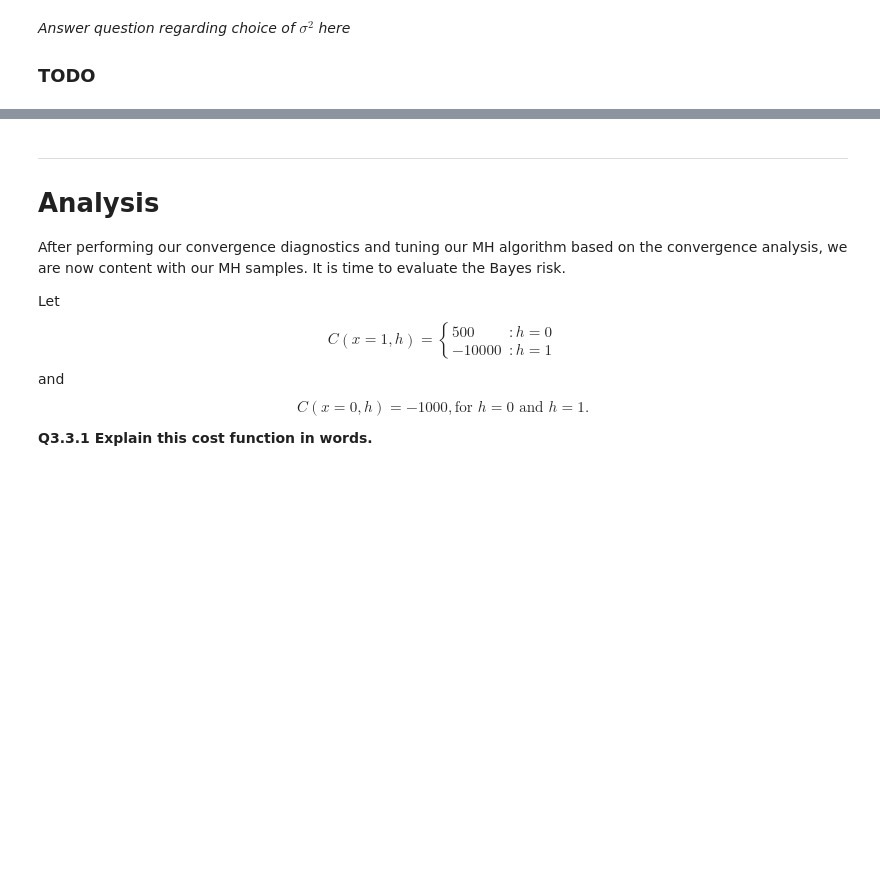
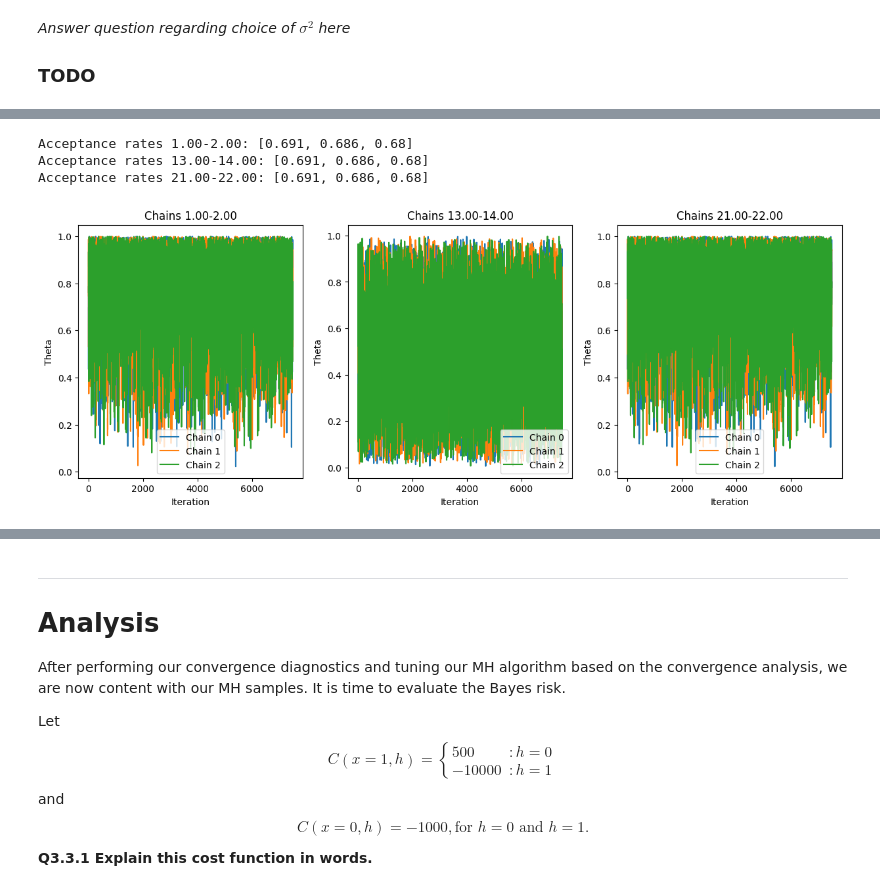
Before and after one commit to leonardodeclara/DD2447-Statistical-Methods-in-Applied-Computer-Science, a Jupyter notebook: Assignment_2/assignment2.ipynb, the cells around one changed output, grey strips where cells are left out. Drawn from its saved outputs; the diff is of its cells as text; code cells hidden in the pictures; blank space fills up the shorter version.

```diff
--- a/Assignment_2/assignment2.ipynb
+++ b/Assignment_2/assignment2.ipynb
@@ -617,3 +607,75 @@ Acceptance rates: [0.925, 0.929, 0.925]
+# %%
+#Multiple chains with burn-in period
+epsilon = 1
+num_samples= 20000
+num_runs = 3
+chains1=list()
+accept_rates1=list()
+autocorrs1=list()
+chains2=list()
+accept_rates2=list()
+autocorrs2=list()
+chains3=list()
+accept_rates3=list()
+autocorrs3=list()
+
+for i in range(num_runs):
+    res,rate,autocorr_value = metropolis_hastings(num_samples=10000,data=D, epsilon=epsilon,
+                              alpha_param=1, beta_param=1,  tl=1.0*3600, tu=2.0*3600, burn_in=0.25, max_lag = 50, seed = i)
+    chains1.append(res)
+    accept_rates1.append(rate)
+    autocorrs1.append(autocorr_value)
+
+
+for j in range(num_runs):
+    res,rate,autocorr_value = metropolis_hastings(num_samples=10000,data=D, epsilon=epsilon,
+                              alpha_param=1, beta_param=1,  tl=13.0*3600, tu=14.0*3600, burn_in=0.25, max_lag = 50, seed = j)
+    chains2.append(res)
+    accept_rates2.append(rate)
+    autocorrs2.append(autocorr_value)
+
+
+for k in range(num_runs):
+    res,rate,autocorr_value = metropolis_hastings(num_samples=10000,data=D, epsilon=epsilon,
+                              alpha_param=1, beta_param=1,  tl=21.0*3600, tu=22.0*3600, burn_in=0.25, max_lag = 50, seed = k)
+    chains3.append(res)
+    accept_rates3.append(rate)
+    autocorrs3.append(autocorr_value)
+
+
+# plot the chains
+
+f,axs = plt.subplots(1, 3, figsize=(15,5))
+
+for i in range(num_runs):
+    axs[0].plot(chains1[i], label='Chain {}'.format(i))
+axs[0].set_xlabel('Iteration')
+axs[0].set_ylabel('Theta')
+axs[0].set_title('Chains 1.00-2.00')
+axs[0].legend()
+
+for j in range(num_runs):
+    axs[1].plot(chains2[j], label='Chain {}'.format(j))
+axs[1].set_xlabel('Iteration')
+axs[1].set_ylabel('Theta')
+axs[1].set_title('Chains 13.00-14.00')
+axs[1].legend()
+
+for k in range(num_runs):
+    axs[2].plot(chains3[k], label='Chain {}'.format(k))
+axs[2].set_xlabel('Iteration')
+axs[2].set_ylabel('Theta')
+axs[2].set_title('Chains 21.00-22.00')
+axs[2].legend()
+
+print('Acceptance rates 1.00-2.00: {}'.format(accept_rates1))
+print('Acceptance rates 13.00-14.00: {}'.format(accept_rates1))
+print('Acceptance rates 21.00-22.00: {}'.format(accept_rates1))
+# %% [output]
+Acceptance rates 1.00-2.00: [0.691, 0.686, 0.68]
+Acceptance rates 13.00-14.00: [0.691, 0.686, 0.68]
+Acceptance rates 21.00-22.00: [0.691, 0.686, 0.68]
+[figure, added]
 # %%
 #Effect of thinning on the autocorrelation function
 thin_rates = [1,5,10]
```
Also changed, not shown: parts of 8 cells of this notebook.
